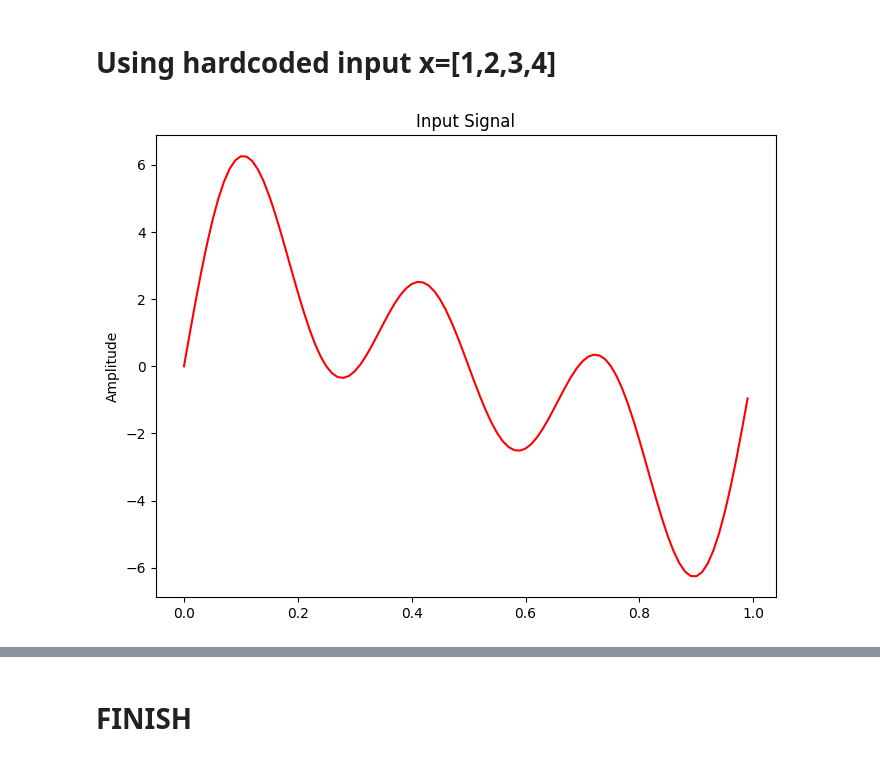
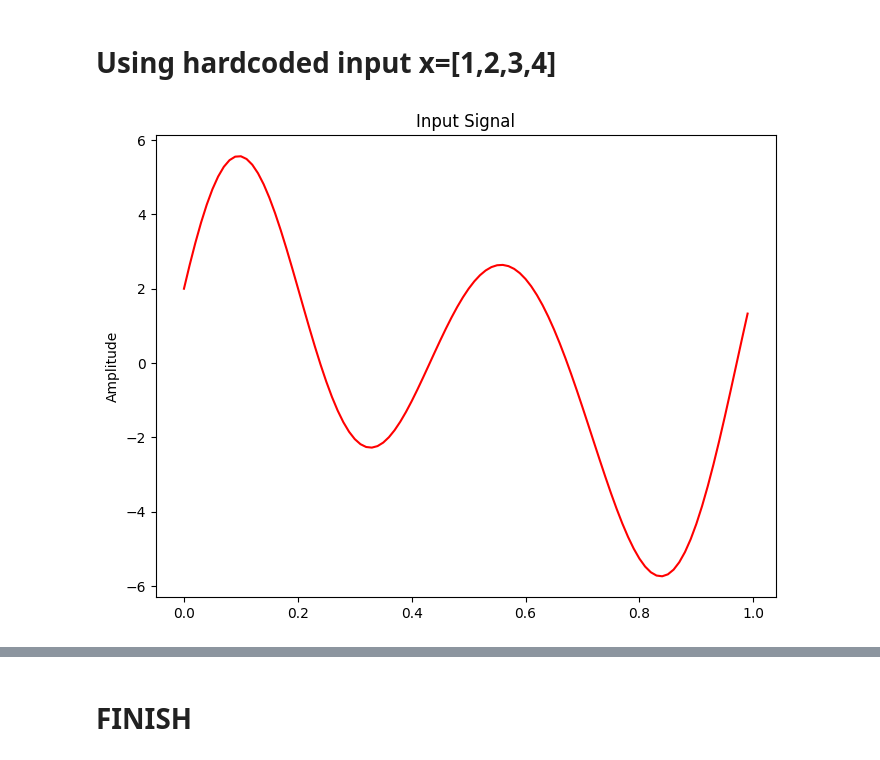
Before and after one commit to ReinerJasin/sound-and-music-computing-notes, a Jupyter notebook: project/code/tes.ipynb, the cells around one changed output, grey strips where cells are left out. Saved outputs shown, nothing was run; the diff lists cells and outputs as text; code cells hidden in the pictures.

```diff
--- a/project/code/tes.ipynb
+++ b/project/code/tes.ipynb
@@ -222,59 +222,84 @@ sr = 20000
 # sampling rate
 sr = 100
 # sampling interval
 ts = 1.0/sr
 t = np.arange(0,1,ts)
 
-x=np.array([ 0.00000000e+00,  9.58259988e-01,  1.89309058e+00,  2.78179262e+00,
-        3.60310286e+00,  4.33785138e+00,  4.96954872e+00,  5.48488308e+00,
-        5.87411113e+00,  6.13132967e+00,  6.25461926e+00,  6.24605574e+00,
-        6.11158980e+00,  5.86079933e+00,  5.50652382e+00,  5.06439391e+00,
-        4.55227282e+00,  3.98962936e+00,  3.39686453e+00,  2.79461500e+00,
-        2.20305785e+00,  1.64124028e+00,  1.12645740e+00,  6.73699053e-01,
-        2.95184478e-01,  4.44089210e-16, -2.06148456e-01, -3.21060496e-01,
-       -3.46040811e-01, -2.85774413e-01, -1.48083163e-01,  5.64265725e-02,
-        3.14811557e-01,  6.12317663e-01,  9.32964607e-01,  1.26016784e+00,
-        1.57737481e+00,  1.86869241e+00,  2.11948289e+00,  2.31690674e+00,
-        2.45039319e+00,  2.51202146e+00,  2.49679943e+00,  2.40283011e+00,
-        2.23136030e+00,  1.98671037e+00,  1.67608816e+00,  1.30929441e+00,
-        8.98331032e-01,  4.56927054e-01,  8.95672379e-16, -4.56927054e-01,
-       -8.98331032e-01, -1.30929441e+00, -1.67608816e+00, -1.98671037e+00,
-       -2.23136030e+00, -2.40283011e+00, -2.49679943e+00, -2.51202146e+00,
-       -2.45039319e+00, -2.31690674e+00, -2.11948289e+00, -1.86869241e+00,
-       -1.57737481e+00, -1.26016784e+00, -9.32964607e-01, -6.12317663e-01,
-       -3.14811557e-01, -5.64265725e-02,  1.48083163e-01,  2.85774413e-01,
-        3.46040811e-01,  3.21060496e-01,  2.06148456e-01,  8.88178420e-16,
-       -2.95184478e-01, -6.73699053e-01, -1.12645740e+00, -1.64124028e+00,
-       -2.20305785e+00, -2.79461500e+00, -3.39686453e+00, -3.98962936e+00,
-       -4.55227282e+00, -5.06439391e+00, -5.50652382e+00, -5.86079933e+00,
-       -6.11158980e+00, -6.24605574e+00, -6.25461926e+00, -6.13132967e+00,
-       -5.87411113e+00, -5.48488308e+00, -4.96954872e+00, -4.33785138e+00,
-       -3.60310286e+00, -2.78179262e+00, -1.89309058e+00, -9.58259988e-01])
+# x=np.array([ 0.00000000e+00,  9.58259988e-01,  1.89309058e+00,  2.78179262e+00,
+#         3.60310286e+00,  4.33785138e+00,  4.96954872e+00,  5.48488308e+00,
+#         5.87411113e+00,  6.13132967e+00,  6.25461926e+00,  6.24605574e+00,
+#         6.11158980e+00,  5.86079933e+00,  5.50652382e+00,  5.06439391e+00,
+#         4.55227282e+00,  3.98962936e+00,  3.39686453e+00,  2.79461500e+00,
+#         2.20305785e+00,  1.64124028e+00,  1.12645740e+00,  6.73699053e-01,
+#         2.95184478e-01,  4.44089210e-16, -2.06148456e-01, -3.21060496e-01,
+#        -3.46040811e-01, -2.85774413e-01, -1.48083163e-01,  5.64265725e-02,
+#         3.14811557e-01,  6.12317663e-01,  9.32964607e-01,  1.26016784e+00,
+#         1.57737481e+00,  1.86869241e+00,  2.11948289e+00,  2.31690674e+00,
+#         2.45039319e+00,  2.51202146e+00,  2.49679943e+00,  2.40283011e+00,
+#         2.23136030e+00,  1.98671037e+00,  1.67608816e+00,  1.30929441e+00,
+#         8.98331032e-01,  4.56927054e-01,  8.95672379e-16, -4.56927054e-01,
+#        -8.98331032e-01, -1.30929441e+00, -1.67608816e+00, -1.98671037e+00,
+#        -2.23136030e+00, -2.40283011e+00, -2.49679943e+00, -2.51202146e+00,
+#        -2.45039319e+00, -2.31690674e+00, -2.11948289e+00, -1.86869241e+00,
+#        -1.57737481e+00, -1.26016784e+00, -9.32964607e-01, -6.12317663e-01,
+#        -3.14811557e-01, -5.64265725e-02,  1.48083163e-01,  2.85774413e-01,
+#         3.46040811e-01,  3.21060496e-01,  2.06148456e-01,  8.88178420e-16,
+#        -2.95184478e-01, -6.73699053e-01, -1.12645740e+00, -1.64124028e+00,
+#        -2.20305785e+00, -2.79461500e+00, -3.39686453e+00, -3.98962936e+00,
+#        -4.55227282e+00, -5.06439391e+00, -5.50652382e+00, -5.86079933e+00,
+#        -6.11158980e+00, -6.24605574e+00, -6.25461926e+00, -6.13132967e+00,
+#        -5.87411113e+00, -5.48488308e+00, -4.96954872e+00, -4.33785138e+00,
+#        -3.60310286e+00, -2.78179262e+00, -1.89309058e+00, -9.58259988e-01])
 
 # # Using Sine
 # # sampling rate
 # sr = 100
 # # sampling interval
 # ts = 1.0/sr
 # t = np.arange(0,1,ts)
 
 # freq = 1.
 # x = 3*np.sin(2*np.pi*freq*t)
 
 # freq = 4
 # x += np.sin(2*np.pi*freq*t)
 
 # freq = 7
 # x += 0.5* np.sin(2*np.pi*freq*t)
+x=t
+
+# s_1 (amplitude=2, freq=2/2, t=x, phase=0)
+s_1_amplitude = 2
+s_1_freq = 1
+s_1_phase = 0
+
+s_1 = s_1_amplitude * np.sin(2 * np.pi * s_1_freq * x + s_1_phase)
+
+# s_2 (amplitude=4, freq=4/2, t=x, phase=pi/6)
+s_2_amplitude = 4
+s_2_freq = 2
+s_2_phase = np.pi/6
+
+s_2 = s_2_amplitude * np.sin(2 * np.pi * s_2_freq * x + s_2_phase)
+
+# s_3 (amplitude=0.5, freq=6/2, t=x, phase=0)
+s_3_amplitude = 0.5
+s_3_freq = 3
+s_3_phase = 0
+
+s_3 = s_3_amplitude * np.sin(2 * np.pi * s_3_freq * x + s_3_phase)
+
+# s = s_1(x) + s_2(x) + s_3(x)
+x = s_1 + s_2 + s_3
 
 plt.figure(figsize = (8, 6))
 plt.plot(t, x, 'r')
 plt.ylabel('Amplitude')
 plt.title('Input Signal')
 
 plt.show()
 # %% [output]
-[figure, old version]
+[figure, new version]
 # %%
 def DFT(x):
     """
```
Also changed, not shown: parts of 7 cells of this notebook.
